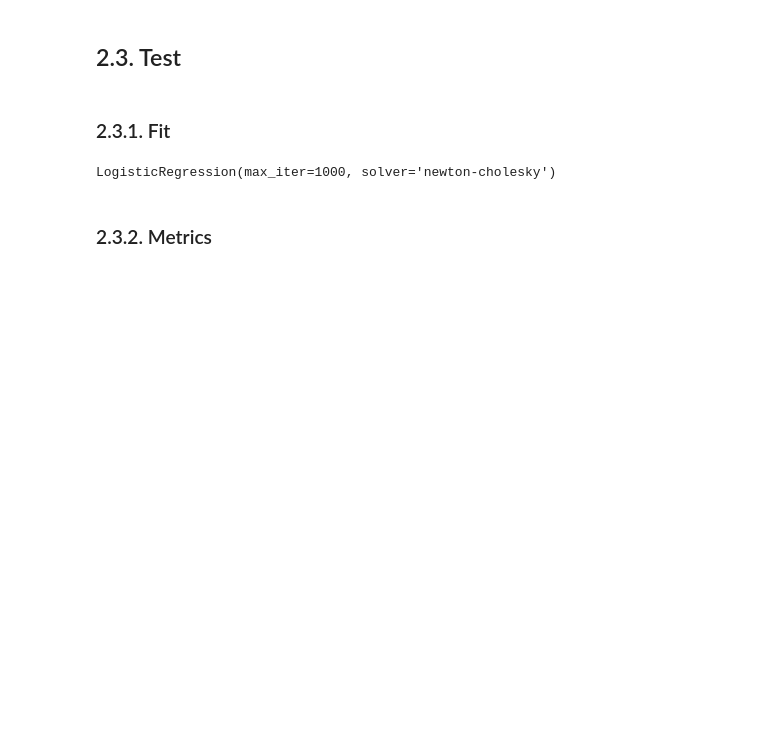
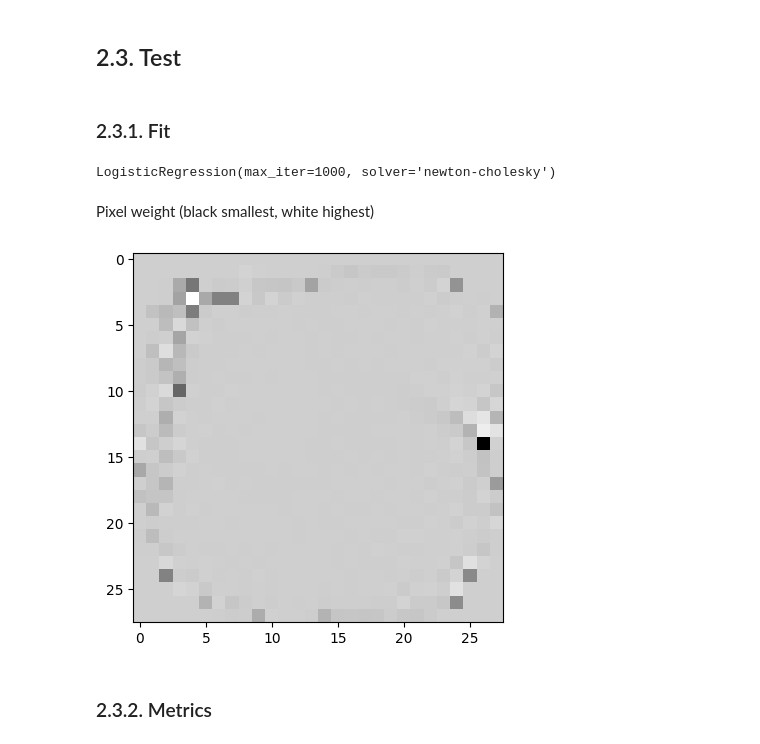
Before and after one commit to andre-marcos-perez/ml-playground, a Jupyter notebook: src/supervised/mnist-logistic-regression.ipynb, the cells around one changed output. Cells and saved outputs as stored; diff of their text form; code cells hidden in the pictures; blank space fills up the shorter version.

```diff
--- a/src/supervised/mnist-logistic-regression.ipynb
+++ b/src/supervised/mnist-logistic-regression.ipynb
@@ -219,6 +259,13 @@ plt.show()
 model.fit(X_train, y_train_5)
 # %% [output]
 LogisticRegression(max_iter=1000, solver='newton-cholesky')
+# %% [markdown]
+Pixel weight (black smallest, white highest)
+# %%
+plt.imshow(model.coef_.reshape(28, 28), cmap="gist_gray")
+plt.show()
+# %% [output]
+[figure, added]
 # %% [markdown]
 ### 2.3.2. Metrics
 # %%
```
Also changed, not shown: parts of 20 cells of this notebook.
